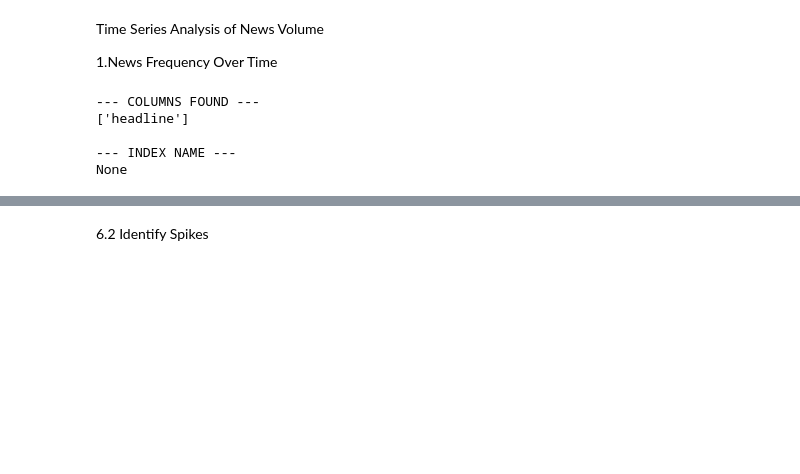
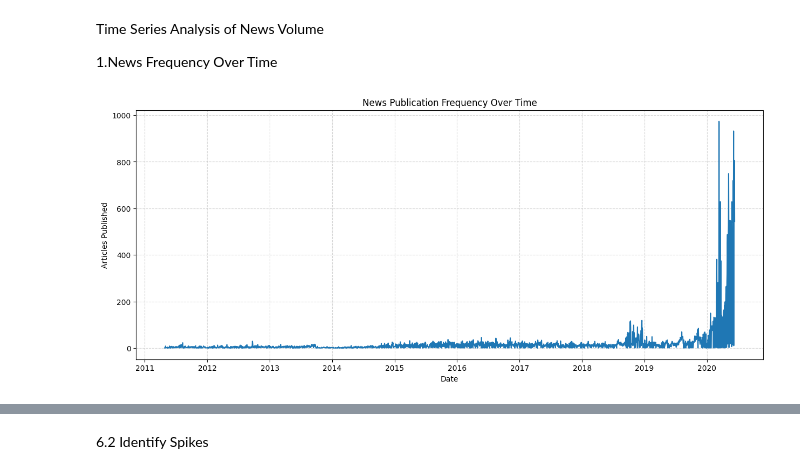
Before and after one commit to Bethelhemtekabe/Stock-Market-Prediction, a Jupyter notebook: first.ipynb, the cells around one changed output, grey strips where cells are left out. Saved outputs shown, nothing was run; the diff lists cells and outputs as text; code cells hidden in the pictures; blank space fills up the shorter version.

```diff
--- a/first.ipynb
+++ b/first.ipynb
@@ -241,17 +213,28 @@ As it can be observed,the common words with there amount of times found on the h
 Time Series Analysis of News Volume
 
 1.News Frequency Over Time
-# %%
-print("--- COLUMNS FOUND ---")
-print(df.columns.tolist())
-print("\n--- INDEX NAME ---")
-print(df.index.name)
-# %% [output]
---- COLUMNS FOUND ---
-['headline']
-
---- INDEX NAME ---
-None
+# %%
+import matplotlib.pyplot as plt
+
+# 1. Convert the 'date' column inside your df safely
+df['date'] = pd.to_datetime(df['date'], errors='coerce')
+
+# 2. Create a temporary cleaned dataset just for plotting so we don't lose rows in df
+df_plot_clean = df.dropna(subset=['date'])
+
+# 3. Group by the dates and count publications
+news_per_day = df_plot_clean.groupby(df_plot_clean['date'].dt.date).size()
+
+# 4. Plot the publication frequency chart
+plt.figure(figsize=(15,6))
+news_per_day.plot()
+plt.title('News Publication Frequency Over Time')
+plt.xlabel('Date')
+plt.ylabel('Articles Published')
+plt.grid(True, linestyle='--', alpha=0.5)
+plt.show()
+# %% [output]
+[figure, added]
 # %%
 import matplotlib.pyplot as plt
 
```
Also changed, not shown: parts of 8 cells of this notebook.
